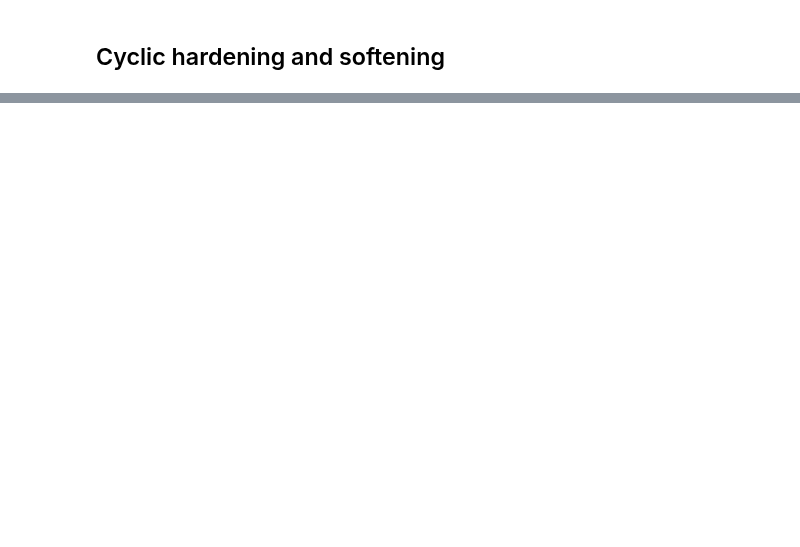
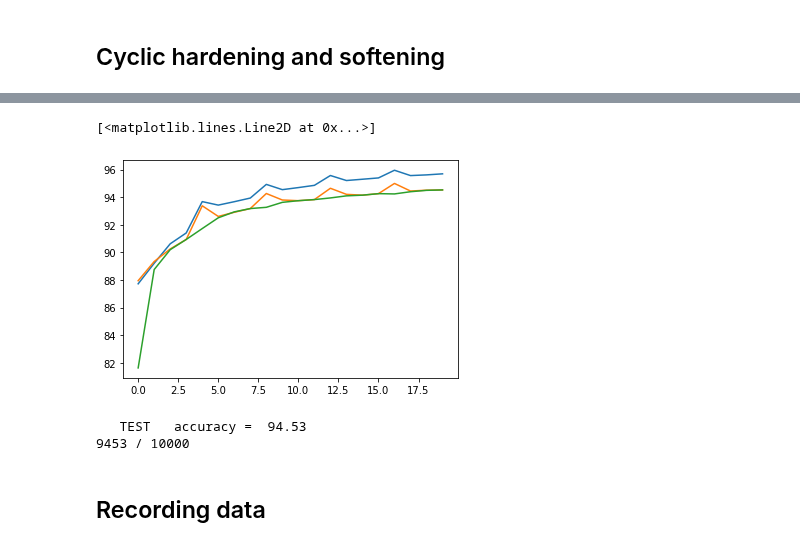
Before and after one commit to tsumansapkota/Experimentals, a Jupyter notebook: NN_Func_Approx/Soft_Decision_Tree/01_Soft_Decision_Tree_B_sigmoid_harden.ipynb, the cells around one changed output, grey strips where cells are left out. Cells and saved outputs as stored; diff of their text form; code cells hidden in the pictures; blank space fills up the shorter version.

```diff
--- a/NN_Func_Approx/Soft_Decision_Tree/01_Soft_Decision_Tree_B_sigmoid_harden.ipynb
+++ b/NN_Func_Approx/Soft_Decision_Tree/01_Soft_Decision_Tree_B_sigmoid_harden.ipynb
@@ -354,0 +399,21 @@ np.linalg.norm(sdt.fc.weights)
+# %%
+accuracies = np.array(accuracy_list)
+plt.plot(accuracies[:,0], label='train')
+plt.plot(accuracies[:,1], label='test')
+plt.plot(accuracies[:,2], label='test_hard')
+# %% [output]
+[<matplotlib.lines.Line2D at 0x...>]
+[figure, added]
+# %%
+yout = sdt.forward_hard(test_data)
+outputs = tnn.Logits.logit_to_index(yout)
+correct = (outputs == np.array(test_label_)).sum()
+
+accuracy = correct / len(test_label_) * 100.
+print('   TEST  ','accuracy = ', accuracy)
+print(correct, '/', len(test_label_))
+# %% [output]
+   TEST   accuracy =  94.53
+9453 / 10000
+# %% [markdown]
+## Recording data
```
Also changed, not shown: parts of 12 cells of this notebook, 26 other files.
